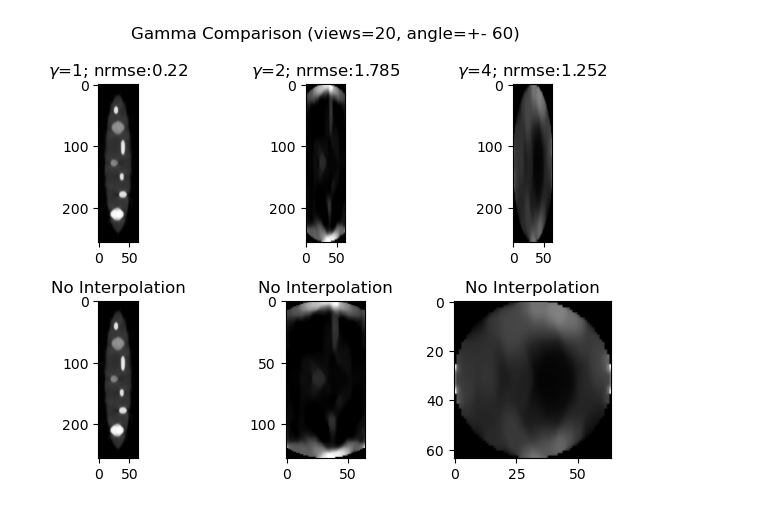
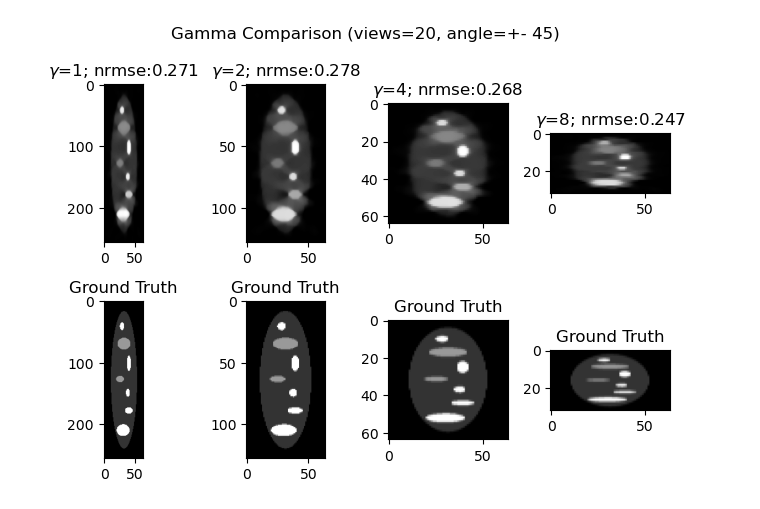
Before and after one commit to cabouman/wind_tomo, a Jupyter notebook: demo/ARC_svmbir_play.ipynb, the cells around one changed output. Cells and saved outputs as stored; diff of their text form; code cells hidden in the pictures.

```diff
--- a/demo/ARC_svmbir_play.ipynb
+++ b/demo/ARC_svmbir_play.ipynb
@@ -554,10 +798,13 @@ plt.tight_layout()
 # %%
-ang=np.pi/3
+ang=np.pi/4
 views=20
-R1,GT1,err1,_ ,_ = ARC_Test(1,ang,views,compress_horizontally=False,interpolate=True)
-R2,GT2,err2,_ ,_ = ARC_Test(2,ang,views,compress_horizontally=False,interpolate=True)
-R3,GT3,err3,_ ,_ = ARC_Test(4,ang,views,compress_horizontally=False,interpolate=True)
-R4,GT4,err4,_ ,_ = ARC_Test(1,ang,views,compress_horizontally=False,interpolate=False)
-R5,GT5,err5,_ ,_ = ARC_Test(2,ang,views,compress_horizontally=False,interpolate=False)
-R6,GT6,err6,_ ,_ = ARC_Test(4,ang,views,compress_horizontally=False,interpolate=False)
+R1,GT1,err1,_ ,_ = ARC_Test(1,ang,views,compress_vertical=True,interpolate=True)
+R2,GT2,err2,_ ,_ = ARC_Test(2,ang,views,compress_vertical=True,interpolate=True)
+R3,GT3,err3,_ ,_ = ARC_Test(4,ang,views,compress_vertical=True,interpolate=True)
+R4,GT4,err4,_ ,_ = ARC_Test(8,ang,views,compress_vertical=True,interpolate=True)
+
+R5,GT5,err5,_ ,_ = ARC_Test(1,ang,views,compress_vertical=True,interpolate=False)
+R6,GT6,err6,_ ,_ = ARC_Test(2,ang,views,compress_vertical=True,interpolate=False)
+R7,GT7,err7,_ ,_ = ARC_Test(4,ang,views,compress_vertical=True,interpolate=False)
+R8,GT8,err8,_ ,_ = ARC_Test(8,ang,views,compress_vertical=True,interpolate=False)
 # %% [output]
@@ -581,23 +828,30 @@ e 0.1145 %
 # %%
-plt.subplot(2,3,1)
-plt.imshow(R1[16],cmap='grey')
-plt.title('$\gamma$={}; nrmse:{}'.format(1,round(err1,3)))
-plt.subplot(2,3,2)
-plt.imshow(R2[16],cmap='grey')
-plt.title('$\gamma$={}; nrmse:{}'.format(2,round(err2,3)))
-plt.subplot(2,3,3)
-plt.imshow(R3[16],cmap='grey')
-plt.title('$\gamma$={}; nrmse:{}'.format(4,round(err3,3)))
-plt.subplot(2,3,4)
-plt.imshow(R4[16],cmap='grey')
-plt.title('No Interpolation')
-plt.subplot(2,3,5)
+plt.subplot(2,4,1)
 plt.imshow(R5[16],cmap='grey')
-plt.title('No Interpolation')
-plt.subplot(2,3,6)
+plt.title('$\gamma$={}; nrmse:{}'.format(1,round(err5,3)))
+plt.subplot(2,4,2)
 plt.imshow(R6[16],cmap='grey')
-plt.title('No Interpolation')
+plt.title('$\gamma$={}; nrmse:{}'.format(2,round(err6,3)))
+plt.subplot(2,4,3)
+plt.imshow(R7[16],cmap='grey')
+plt.title('$\gamma$={}; nrmse:{}'.format(4,round(err7,3)))
+plt.subplot(2,4,4)
+plt.imshow(R8[16],cmap='grey')
+plt.title('$\gamma$={}; nrmse:{}'.format(8,round(err8,3)))
+
+plt.subplot(2,4,5)
+plt.imshow(GT5[16],cmap='grey')
+plt.title('Ground Truth')
+plt.subplot(2,4,6)
+plt.imshow(GT6[16],cmap='grey')
+plt.title('Ground Truth')
+plt.subplot(2,4,7)
+plt.imshow(GT7[16],cmap='grey')
+plt.title('Ground Truth')
+plt.subplot(2,4,8)
+plt.imshow(GT8[16],cmap='grey')
+plt.title('Ground Truth')
 plt.suptitle('Gamma Comparison (views={}, angle=+- {})'.format(views,round(ang*180/np.pi)))
 plt.tight_layout()
 # %% [output]
-[figure, old version]
+[figure, new version]
```
Also changed, not shown: parts of 53 cells of this notebook.
